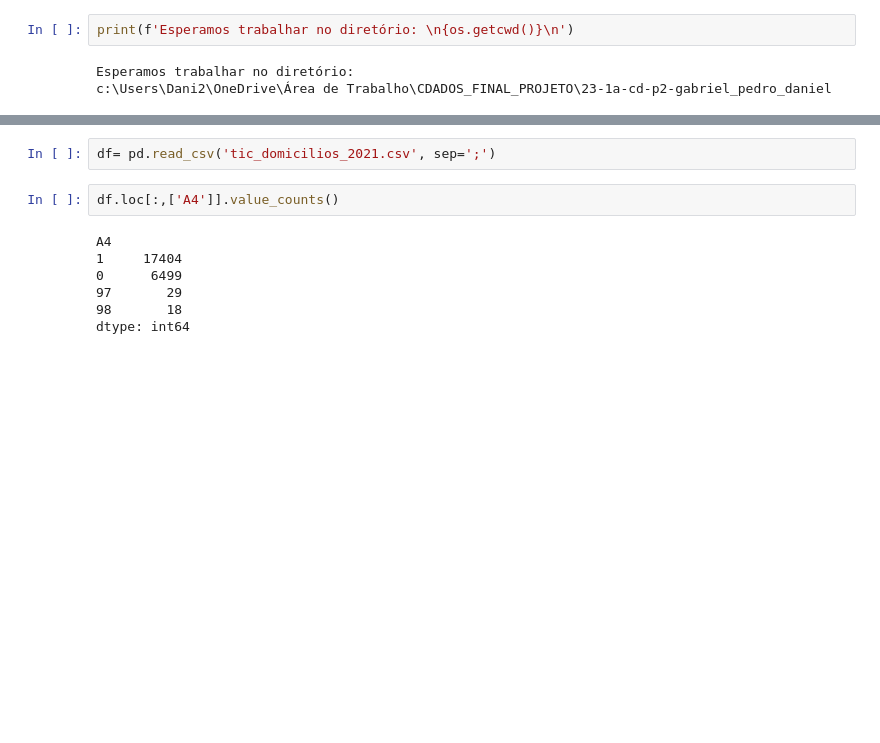
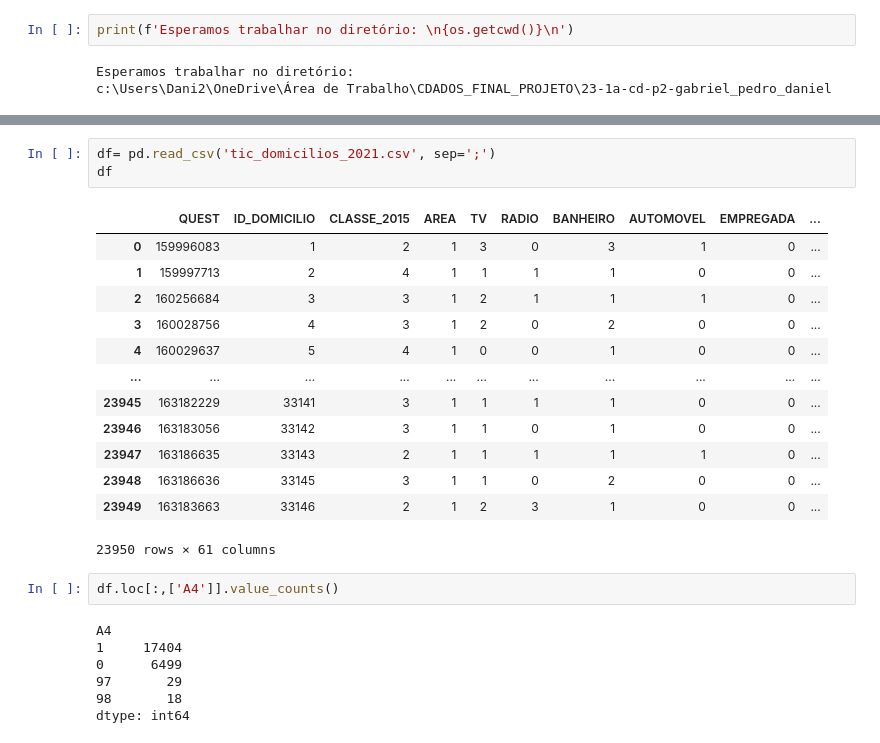
Before and after one commit to insper-classroom/23-1a-cd-p2-gabriel_pedro_daniel, a Jupyter notebook: Projeto.ipynb, the cells around one changed output, grey strips where cells are left out. Saved outputs shown, nothing was run; the diff lists cells and outputs as text; blank space fills up the shorter version.

```diff
--- a/Projeto.ipynb
+++ b/Projeto.ipynb
@@ -11,5 +119,20 @@ c:\Users\Dani2\OneDrive\Área de Trabalho\CDADOS_FINAL_PROJETO\23-1a-cd-p2-gabri
 # %%
 df= pd.read_csv('tic_domicilios_2021.csv', sep=';')
+df
+# %% [output]
+|  | QUEST | ID_DOMICILIO | CLASSE_2015 | AREA | TV | RADIO | BANHEIRO | AUTOMOVEL | EMPREGADA | ... |
+| 0 | 159996083 | 1 | 2 | 1 | 3 | 0 | 3 | 1 | 0 | ... |
+| 1 | 159997713 | 2 | 4 | 1 | 1 | 1 | 1 | 0 | 0 | ... |
+| 2 | 160256684 | 3 | 3 | 1 | 2 | 1 | 1 | 1 | 0 | ... |
+| 3 | 160028756 | 4 | 3 | 1 | 2 | 0 | 2 | 0 | 0 | ... |
+| 4 | 160029637 | 5 | 4 | 1 | 0 | 0 | 1 | 0 | 0 | ... |
+| ... | ... | ... | ... | ... | ... | ... | ... | ... | ... | ... |
+| 23945 | 163182229 | 33141 | 3 | 1 | 1 | 1 | 1 | 0 | 0 | ... |
+| 23946 | 163183056 | 33142 | 3 | 1 | 1 | 0 | 1 | 0 | 0 | ... |
+| 23947 | 163186635 | 33143 | 2 | 1 | 1 | 1 | 1 | 1 | 0 | ... |
+| 23948 | 163186636 | 33145 | 3 | 1 | 1 | 0 | 2 | 0 | 0 | ... |
+| 23949 | 163183663 | 33146 | 2 | 1 | 2 | 3 | 1 | 0 | 0 | ... |
+23950 rows × 61 columns
 # %%
 df.loc[:,['A4']].value_counts()
 # %% [output]
```
Also changed, not shown: parts of 15 cells of this notebook.
